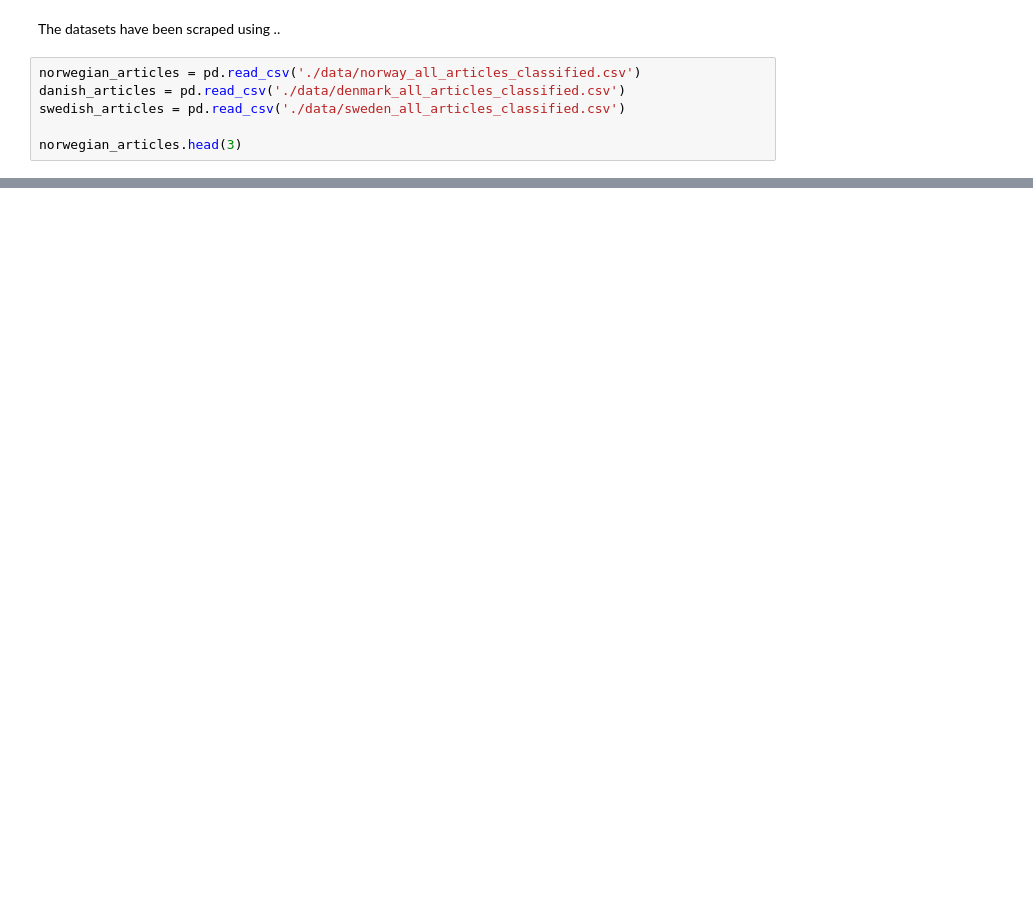
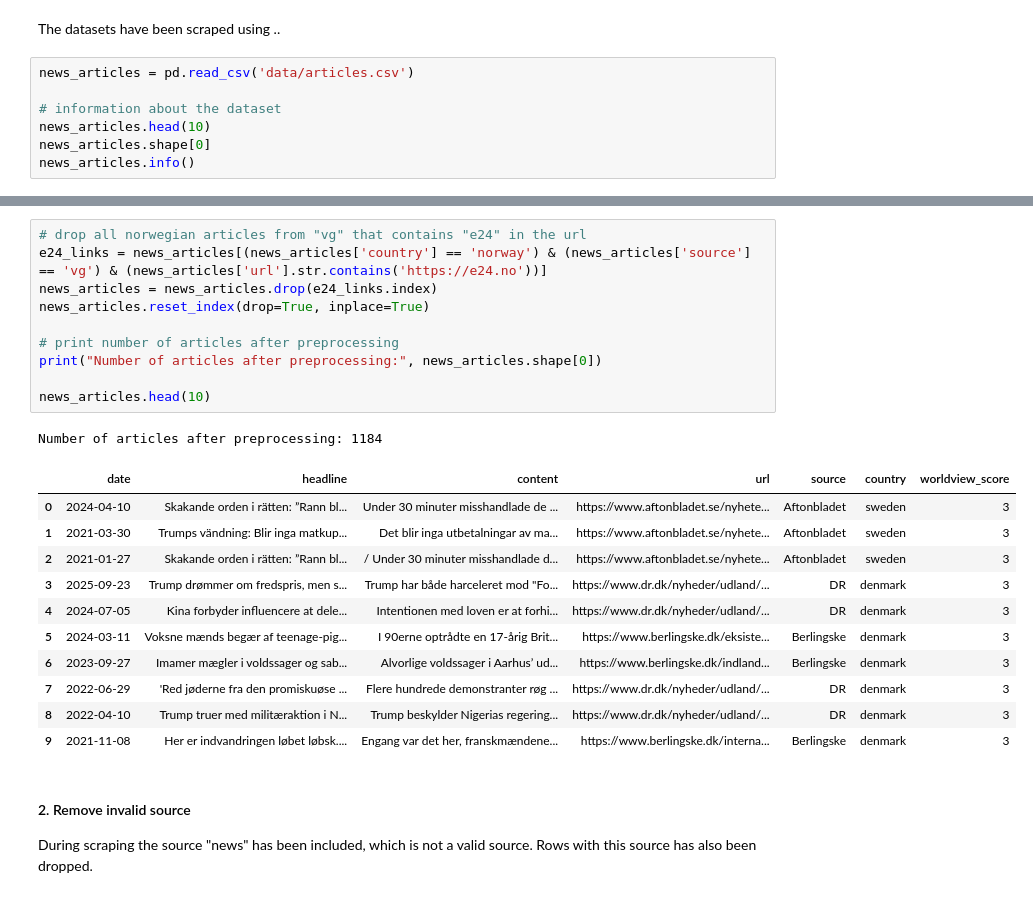
Before and after one commit to malinhauglandh/scandinavian-news-articles, a Jupyter notebook: news-articles.ipynb, the cells around one changed output, grey strips where cells are left out. Cells and saved outputs as stored; diff of their text form; blank space fills up the shorter version.

```diff
--- a/news-articles.ipynb
+++ b/news-articles.ipynb
@@ -11,9 +12,10 @@ import pandas as pd
 # %% [markdown]
 The datasets have been scraped using ..
 # %%
-norwegian_articles = pd.read_csv('./data/norway_all_articles_classified.csv')
-danish_articles = pd.read_csv('./data/denmark_all_articles_classified.csv')
-swedish_articles = pd.read_csv('./data/sweden_all_articles_classified.csv')
+news_articles = pd.read_csv('data/articles.csv')
 
-norwegian_articles.head(3)
+# information about the dataset
+news_articles.head(10)
+news_articles.shape[0]
+news_articles.info()
 # %% [output]
@@ -23,0 +42,27 @@ norwegian_articles.head(3)
+# %%
+# drop all norwegian articles from "vg" that contains "e24" in the url
+e24_links = news_articles[(news_articles['country'] == 'norway') & (news_articles['source'] == 'vg') & (news_articles['url'].str.contains('https://e24.no'))]
+news_articles = news_articles.drop(e24_links.index)
+news_articles.reset_index(drop=True, inplace=True)
+
+# print number of articles after preprocessing
+print("Number of articles after preprocessing:", news_articles.shape[0])
+
+news_articles.head(10)
+# %% [output]
+Number of articles after preprocessing: 1184
+|  | date | headline | content | url | source | country | worldview_score |
+| 0 | 2024-04-10 | Skakande orden i rätten: ”Rann bl... | Under 30 minuter misshandlade de ... | https://www.aftonbladet.se/nyhete... | Aftonbladet | sweden | 3 |
+| 1 | 2021-03-30 | Trumps vändning: Blir inga matkup... | Det blir inga utbetalningar av ma... | https://www.aftonbladet.se/nyhete... | Aftonbladet | sweden | 3 |
+| 2 | 2021-01-27 | Skakande orden i rätten: ”Rann bl... | / Under 30 minuter misshandlade d... | https://www.aftonbladet.se/nyhete... | Aftonbladet | sweden | 3 |
+| 3 | 2025-09-23 | Trump drømmer om fredspris, men s... | Trump har både harceleret mod "Fo... | https://www.dr.dk/nyheder/udland/... | DR | denmark | 3 |
+| 4 | 2024-07-05 | Kina forbyder influencere at dele... | Intentionen med loven er at forhi... | https://www.dr.dk/nyheder/udland/... | DR | denmark | 3 |
+| 5 | 2024-03-11 | Voksne mænds begær af teenage-pig... | I 90erne optrådte en 17-årig Brit... | https://www.berlingske.dk/eksiste... | Berlingske | denmark | 3 |
+| 6 | 2023-09-27 | Imamer mægler i voldssager og sab... | Alvorlige voldssager i Aarhus’ ud... | https://www.berlingske.dk/indland... | Berlingske | denmark | 3 |
+| 7 | 2022-06-29 | 'Red jøderne fra den promiskuøse ... | Flere hundrede demonstranter røg ... | https://www.dr.dk/nyheder/udland/... | DR | denmark | 3 |
+| 8 | 2022-04-10 | Trump truer med militæraktion i N... | Trump beskylder Nigerias regering... | https://www.dr.dk/nyheder/udland/... | DR | denmark | 3 |
+| 9 | 2021-11-08 | Her er indvandringen løbet løbsk.... | Engang var det her, franskmændene... | https://www.berlingske.dk/interna... | Berlingske | denmark | 3 |
+# %% [markdown]
+#### 2. Remove invalid source
+
+During scraping the source "news" has been included, which is not a valid source. Rows with this source has also been dropped.
```
Also changed, not shown: parts of 16 cells of this notebook.
